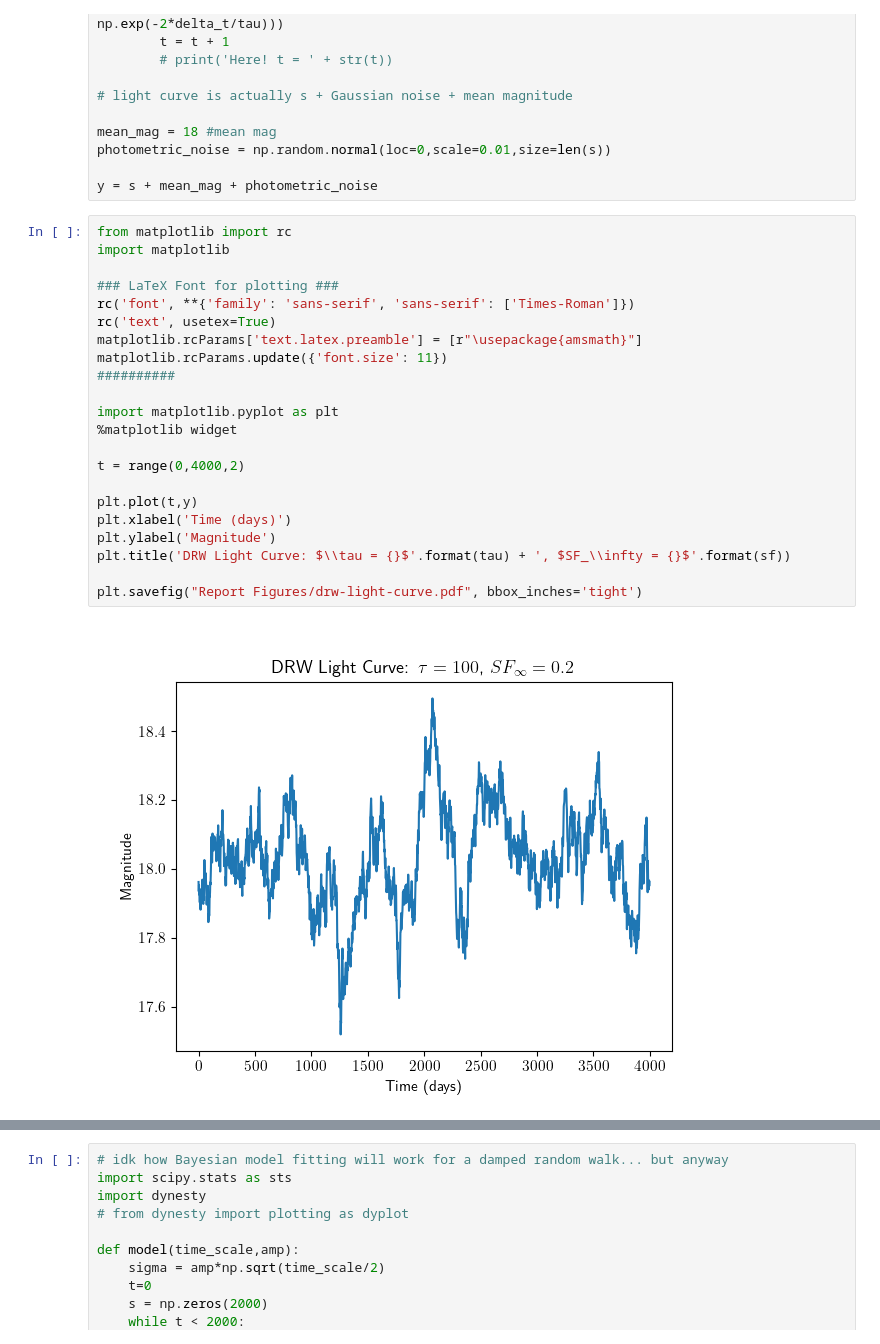
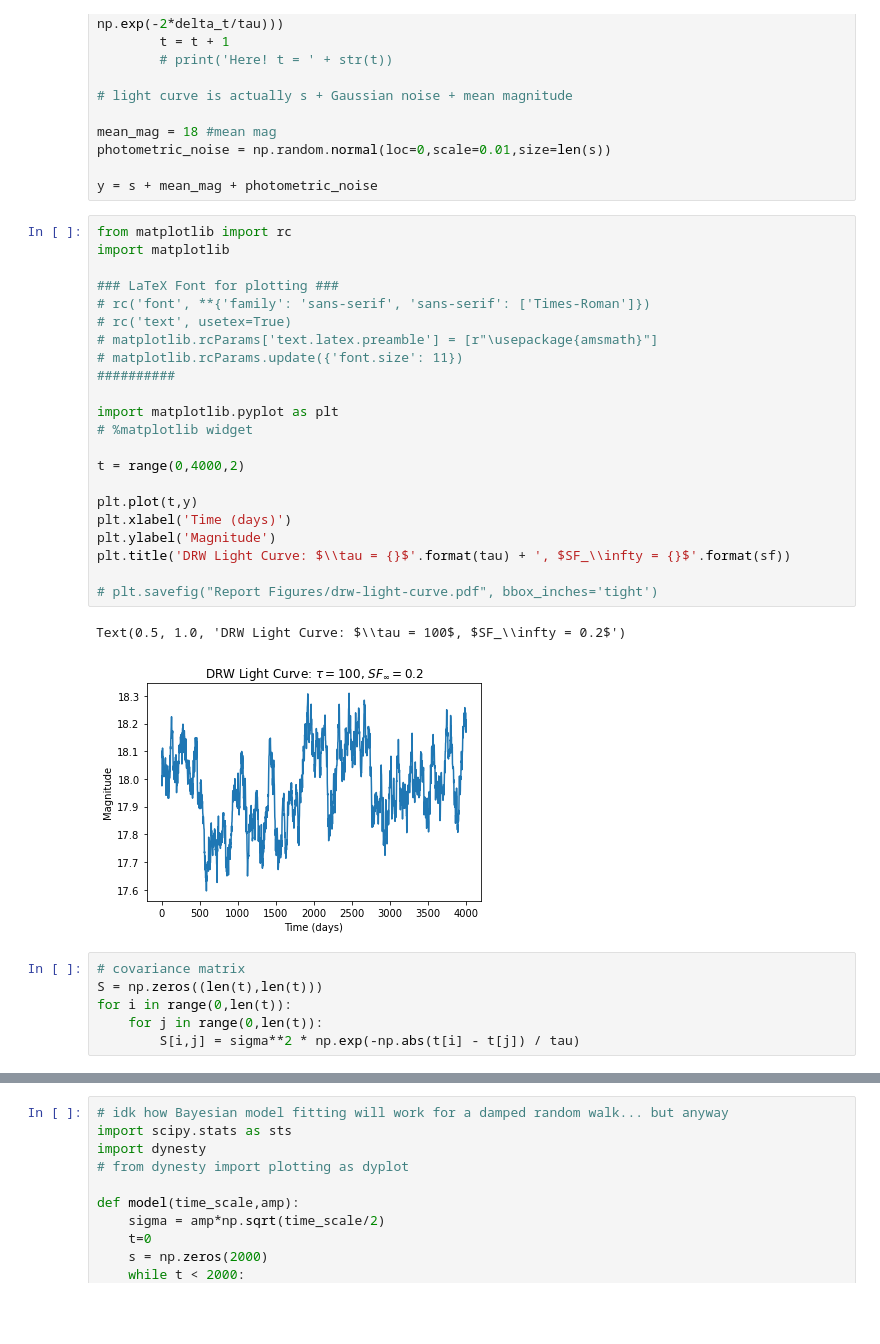
Before and after one commit to o-oayda/Project-Code, a Jupyter notebook: light-curve.ipynb, the cells around one changed output, grey strips where cells are left out. Saved outputs shown, nothing was run; the diff lists cells and outputs as text; blank space fills up the shorter version.

```diff
--- a/light-curve.ipynb
+++ b/light-curve.ipynb
@@ -32,24 +32,31 @@ y = s + mean_mag + photometric_noise
 # %%
 from matplotlib import rc
 import matplotlib
 
 ### LaTeX Font for plotting ###
-rc('font', **{'family': 'sans-serif', 'sans-serif': ['Times-Roman']})
-rc('text', usetex=True)
-matplotlib.rcParams['text.latex.preamble'] = [r"\usepackage{amsmath}"]
-matplotlib.rcParams.update({'font.size': 11})
+# rc('font', **{'family': 'sans-serif', 'sans-serif': ['Times-Roman']})
+# rc('text', usetex=True)
+# matplotlib.rcParams['text.latex.preamble'] = [r"\usepackage{amsmath}"]
+# matplotlib.rcParams.update({'font.size': 11})
 ##########
 
 import matplotlib.pyplot as plt
-%matplotlib widget
+# %matplotlib widget
 
 t = range(0,4000,2)
 
 plt.plot(t,y)
 plt.xlabel('Time (days)')
 plt.ylabel('Magnitude')
 plt.title('DRW Light Curve: $\\tau = {}$'.format(tau) + ', $SF_\\infty = {}$'.format(sf))
 
-plt.savefig("Report Figures/drw-light-curve.pdf", bbox_inches='tight')
+# plt.savefig("Report Figures/drw-light-curve.pdf", bbox_inches='tight')
 # %% [output]
+Text(0.5, 1.0, 'DRW Light Curve: $\\tau = 100$, $SF_\\infty = 0.2$')
-[figure, old version]
+[figure, new version]
+# %%
+# covariance matrix
+S = np.zeros((len(t),len(t)))
+for i in range(0,len(t)):
+    for j in range(0,len(t)):
+        S[i,j] = sigma**2 * np.exp(-np.abs(t[i] - t[j]) / tau)
```
Also changed, not shown: parts of 3 cells of this notebook, 1 other file.
